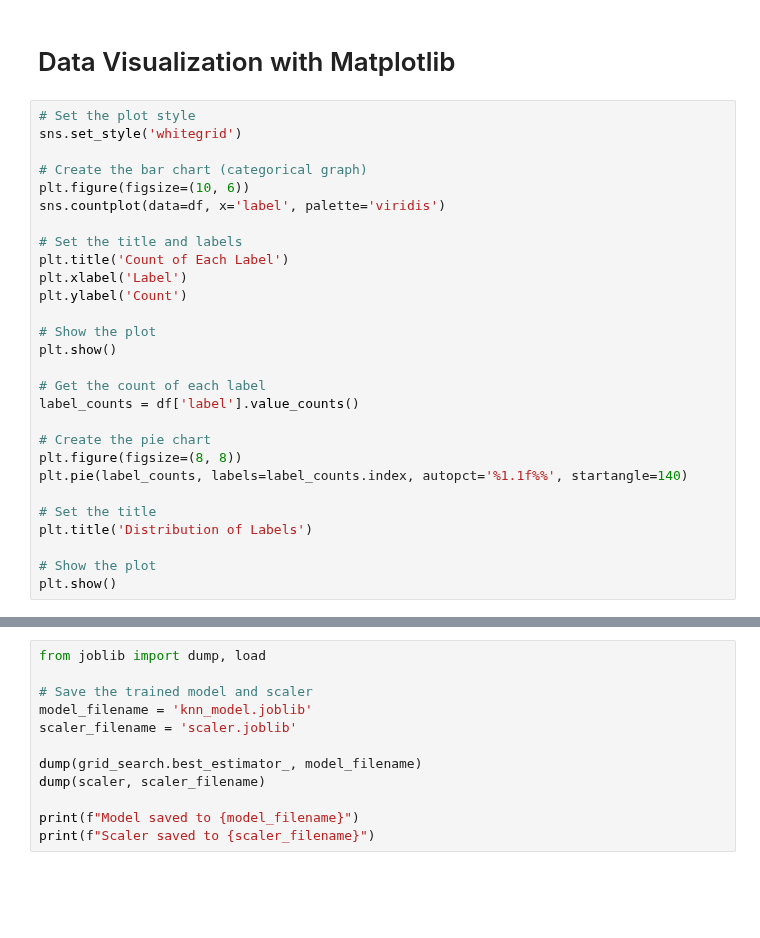
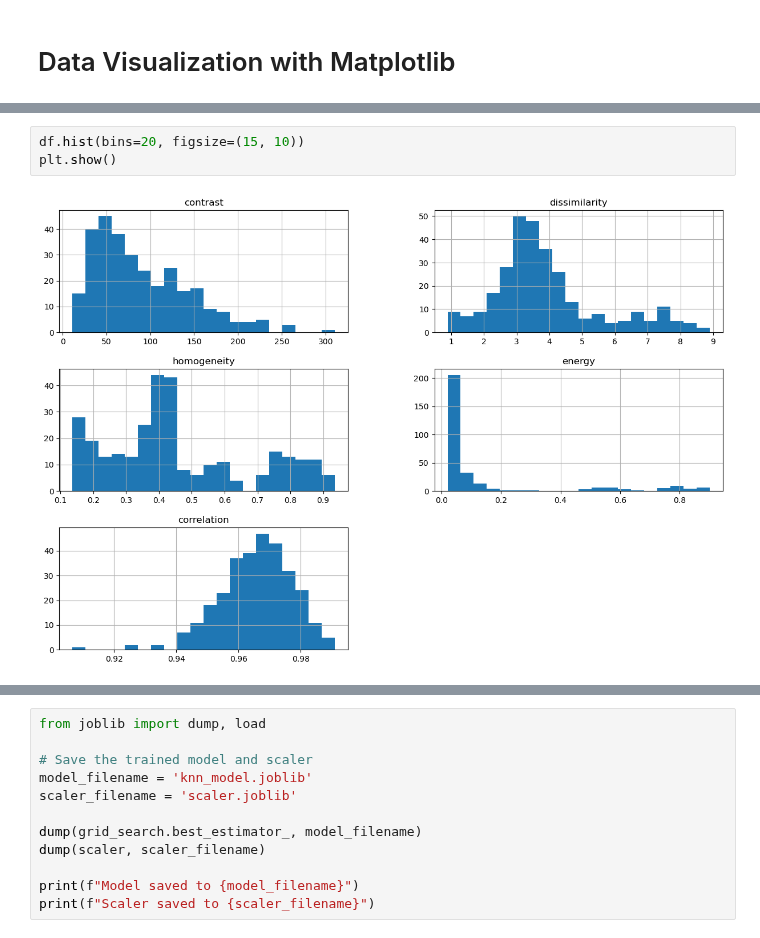
Before and after one commit to Mehdy922/HWCS, a Jupyter notebook: HWCS.ipynb, the cells around one changed output, grey strips where cells are left out. Saved outputs shown, nothing was run; the diff lists cells and outputs as text; blank space fills up the shorter version.

```diff
--- a/HWCS.ipynb
+++ b/HWCS.ipynb
@@ -171,30 +190,2 @@ display_image(df.iloc[202])
 # %% [markdown]
 # Data Visualization with Matplotlib
-# %%
-# Set the plot style
-sns.set_style('whitegrid')
-
-# Create the bar chart (categorical graph)
-plt.figure(figsize=(10, 6))
-sns.countplot(data=df, x='label', palette='viridis')
-
-# Set the title and labels
-plt.title('Count of Each Label')
-plt.xlabel('Label')
-plt.ylabel('Count')
-
-# Show the plot
-plt.show()
-
-# Get the count of each label
-label_counts = df['label'].value_counts()
-
-# Create the pie chart
-plt.figure(figsize=(8, 8))
-plt.pie(label_counts, labels=label_counts.index, autopct='%1.1f%%', startangle=140)
-
-# Set the title
-plt.title('Distribution of Labels')
-
-# Show the plot
-plt.show()
@@ -357,0 +192,5 @@ weighted avg       0.79      0.79      0.79        61
+# %%
+df.hist(bins=20, figsize=(15, 10))
+plt.show()
+# %% [output]
+[figure, added]
```
Also changed, not shown: parts of 25 cells of this notebook, 8 other files.
